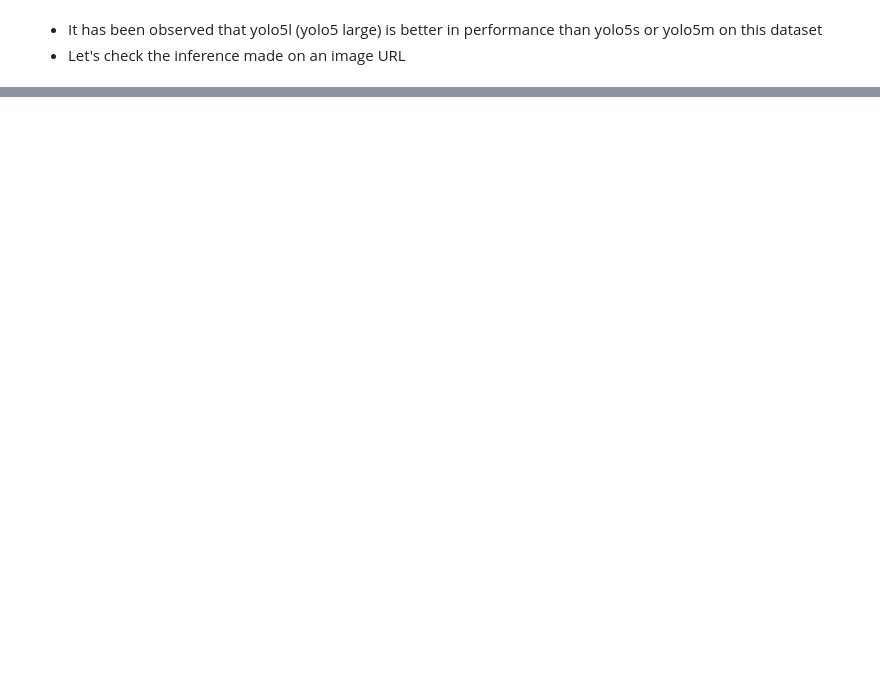
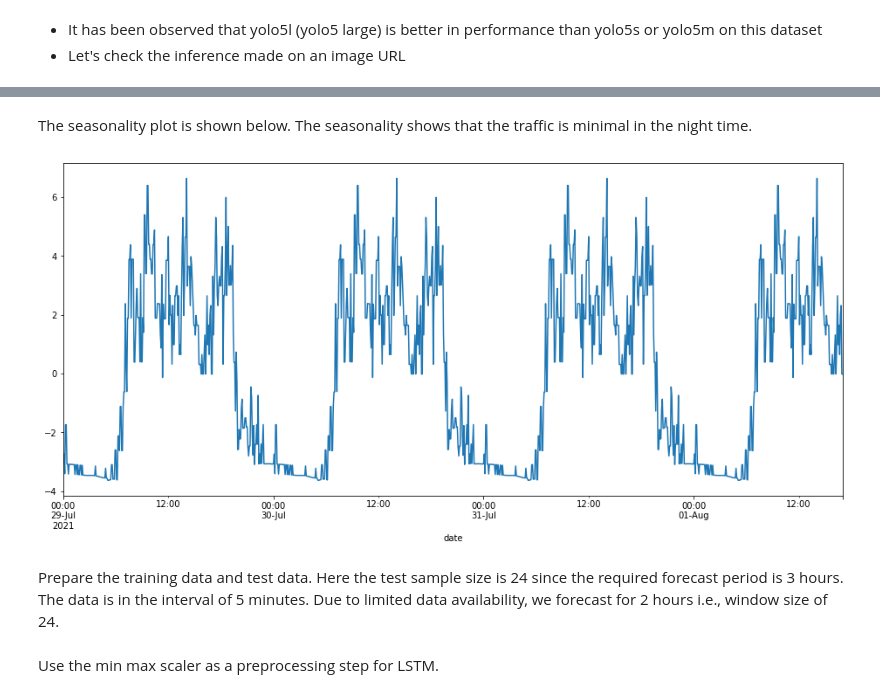
Before and after one commit to gomathyshankar/trafficForecast, a Jupyter notebook: trafficForecast.ipynb, the cells around one changed output, grey strips where cells are left out. Drawn from its saved outputs; the diff is of its cells as text; code cells hidden in the pictures; blank space fills up the shorter version.

```diff
--- a/trafficForecast.ipynb
+++ b/trafficForecast.ipynb
@@ -129,0 +266,7 @@ traffic_data.head()
+# %% [markdown]
+The seasonality plot is shown below. The seasonality shows that the traffic is minimal in the night time.
+# %%
+plt.figure(figsize = (16,7))
+a.seasonal.plot();
+# %% [output]
+[figure, added]
@@ -129,0 +275,3 @@ traffic_data.head()
+# %% [markdown]
+Prepare the training data and test data. Here the test sample size is 24 since the required forecast period is 3 hours. The data is in the interval of 5 minutes.
+Due to limited data availability, we forecast for 2 hours i.e., window size of 24.
@@ -129,0 +281,2 @@ traffic_data.head()
+# %% [markdown]
+Use the min max scaler as a preprocessing step for LSTM.
```
Also changed, not shown: parts of 53 cells of this notebook.
